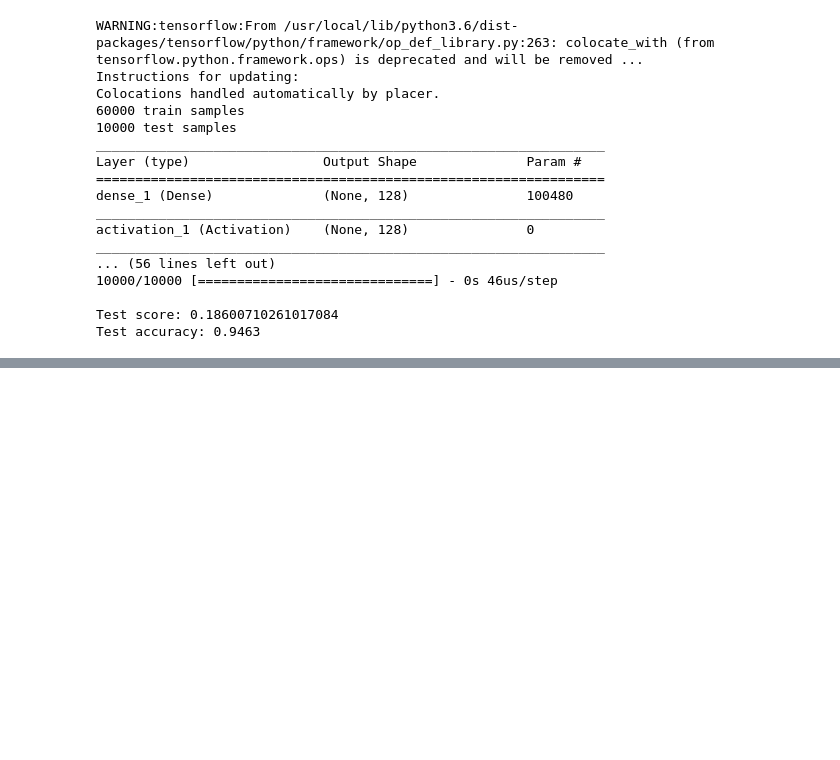
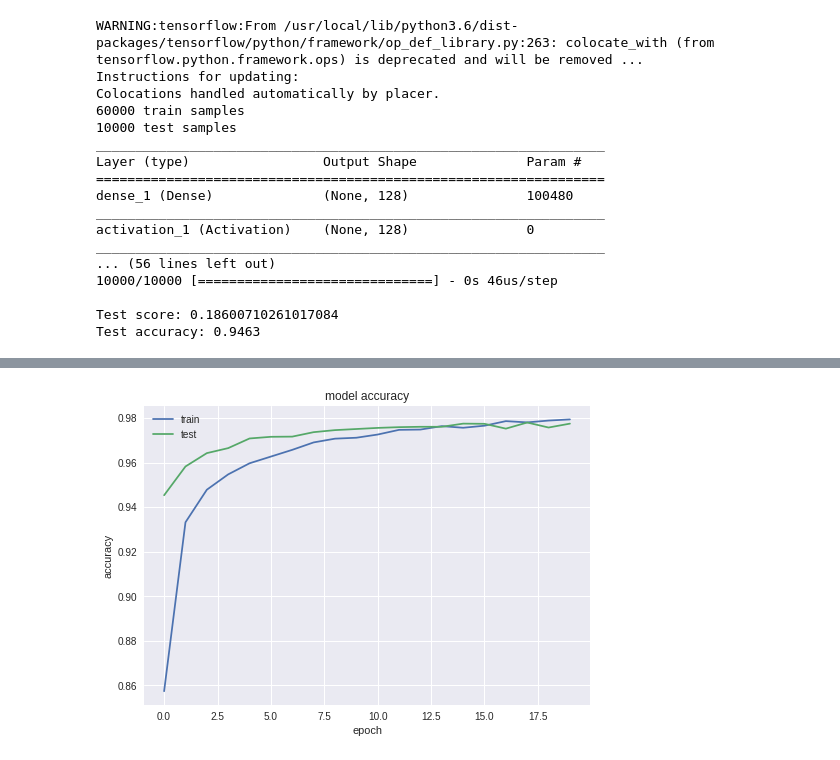
Before and after one commit to pjhool/Deep-Learning-with-Keras, a Jupyter notebook: Chapter01/Mnist_Keras.ipynb, the cells around one changed output, grey strips where cells are left out. Cells and saved outputs as stored; diff of their text form; code cells hidden in the pictures; blank space fills up the shorter version.

```diff
--- a/Chapter01/Mnist_Keras.ipynb
+++ b/Chapter01/Mnist_Keras.ipynb
@@ -279,0 +282,92 @@ Epoch 41/250
+# %%
+# version 4 - 옵티마이저 변경
+
+from __future__ import print_function
+import numpy as np
+from keras.datasets import mnist
+from keras.models import Sequential
+from keras.layers.core import Dense, Dropout, Activation
+from keras.optimizers import RMSprop
+from keras.utils import np_utils
+
+import matplotlib.pyplot as plt
+
+np.random.seed(1671)  # for reproducibility
+
+# network and training
+NB_EPOCH = 20
+BATCH_SIZE = 128
+VERBOSE = 1
+NB_CLASSES = 10   # number of outputs = number of digits
+OPTIMIZER = RMSprop() # optimizer, explainedin this chapter
+N_HIDDEN = 128
+VALIDATION_SPLIT=0.2 # how much TRAIN is reserved for VALIDATION
+DROPOUT = 0.3
+
+# data: shuffled and split between train and test sets
+(X_train, y_train), (X_test, y_test) = mnist.load_data()
+
+#X_train is 60000 rows of 28x28 values --> reshaped in 60000 x 784
+RESHAPED = 784
+#
+X_train = X_train.reshape(60000, RESHAPED)
+X_test = X_test.reshape(10000, RESHAPED)
+X_train = X_train.astype('float32')
+X_test = X_test.astype('float32')
+
+# normalize
+X_train /= 255
+X_test /= 255
+print(X_train.shape[0], 'train samples')
+print(X_test.shape[0], 'test samples')
+
+# convert class vectors to binary class matrices
+Y_train = np_utils.to_categorical(y_train, NB_CLASSES)
+Y_test = np_utils.to_categorical(y_test, NB_CLASSES)
+
+# M_HIDDEN hidden layers
+# 10 outputs
+# final stage is softmax
+
+model = Sequential()
+model.add(Dense(N_HIDDEN, input_shape=(RESHAPED,)))
+model.add(Activation('relu'))
+model.add(Dropout(DROPOUT))
+model.add(Dense(N_HIDDEN))
+model.add(Activation('relu'))
+model.add(Dropout(DROPOUT))
+model.add(Dense(NB_CLASSES))
+model.add(Activation('softmax'))
+model.summary()
+
+model.compile(loss='categorical_crossentropy',
+              optimizer=OPTIMIZER,
+              metrics=['accuracy'])
+
+history = model.fit(X_train, Y_train,
+                    batch_size=BATCH_SIZE, epochs=NB_EPOCH,
+                    verbose=VERBOSE, validation_split=VALIDATION_SPLIT)
+
+score = model.evaluate(X_test, Y_test, verbose=VERBOSE)
+print("\nTest score:", score[0])
+print('Test accuracy:', score[1])
+
+# list all data in history
+print(history.history.keys())
+# summarize history for accuracy
+plt.plot(history.history['acc'])
+plt.plot(history.history['val_acc'])
+plt.title('model accuracy')
+plt.ylabel('accuracy')
+plt.xlabel('epoch')
+plt.legend(['train', 'test'], loc='upper left')
+plt.show()
+# summarize history for loss
+plt.plot(history.history['loss'])
+plt.plot(history.history['val_loss'])
+plt.title('model loss')
+plt.ylabel('loss')
+plt.xlabel('epoch')
+plt.legend(['train', 'test'], loc='upper left')
+plt.show()
+# %% [output]
@@ -279,0 +391 @@ Epoch 41/250
+[figure, added]
```
Also changed, not shown: parts of 3 cells of this notebook.
